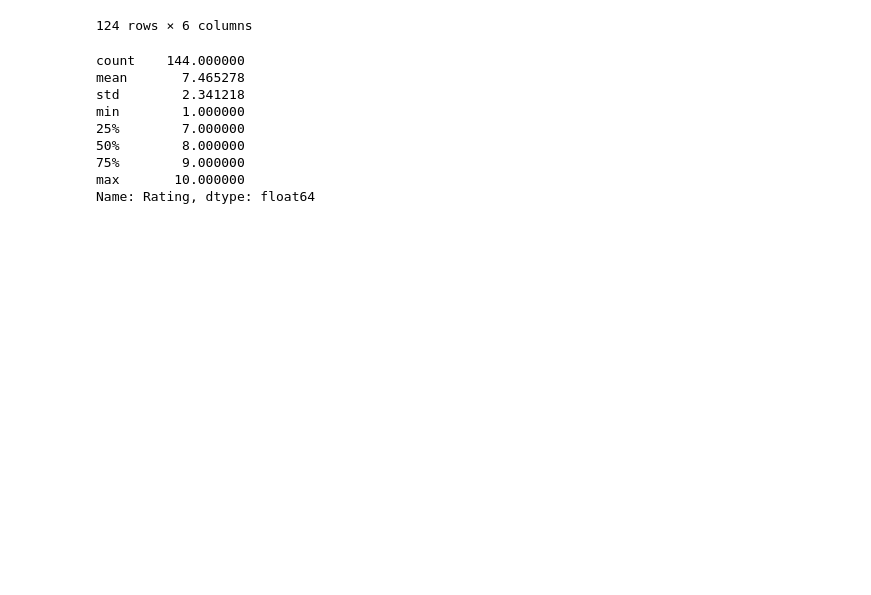
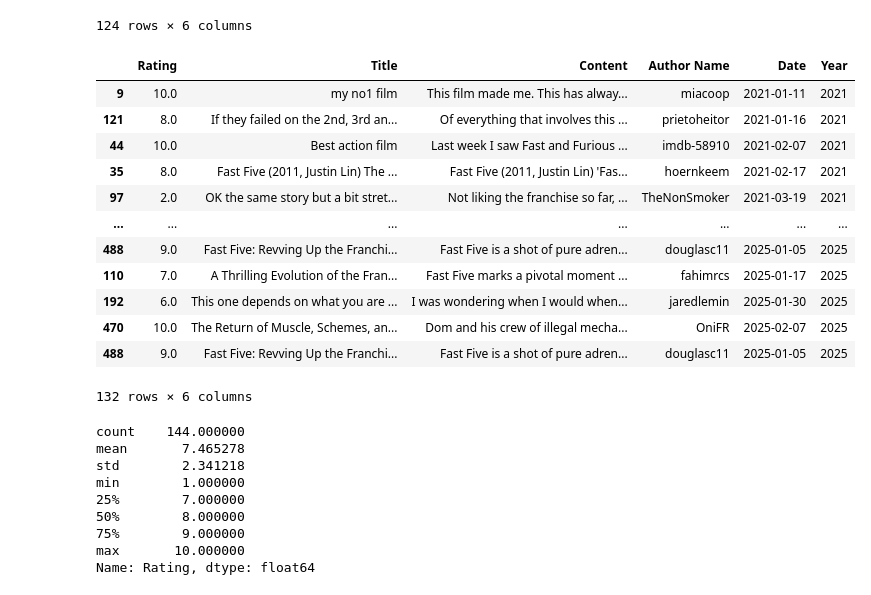
Before and after one commit to pwy7fv/DS-4002-Group-Projects, a Jupyter notebook: Scripts/FF5_clean.ipynb, the cells around one changed output. Cells and saved outputs as stored; diff of their text form; code cells hidden in the pictures; blank space fills up the shorter version.

```diff
--- a/Scripts/FF5_clean.ipynb
+++ b/Scripts/FF5_clean.ipynb
@@ -196,6 +208,25 @@ FF5_clean_dec2
 | 77 | 10 | Great movie that's gives that .. | Think this is when the franchise ... | makhureyaw | 2024-12-20 | 2024 |
 | 50 | 10 | What a movie 🍿 | The film's climax, featuring an a... | enyahada | 2024-12-22 | 2024 |
 124 rows × 6 columns
+# %%
+FF5_dec2025 = FF5_clean.loc[(FF5_clean["Year"] == 2025)]
+
+FF5_clean_dec2 = pd.concat([FF5_clean_dec2, FF5_dec2025])
+FF5_clean_dec2
+# %% [output]
+|  | Rating | Title | Content | Author Name | Date | Year |
+| 9 | 10.0 | my no1 film | This film made me. This has alway... | miacoop | 2021-01-11 | 2021 |
+| 121 | 8.0 | If they failed on the 2nd, 3rd an... | Of everything that involves this ... | prietoheitor | 2021-01-16 | 2021 |
+| 44 | 10.0 | Best action film | Last week I saw Fast and Furious ... | imdb-58910 | 2021-02-07 | 2021 |
+| 35 | 8.0 | Fast Five (2011, Justin Lin) The ... | Fast Five (2011, Justin Lin) 'Fas... | hoernkeem | 2021-02-17 | 2021 |
+| 97 | 2.0 | OK the same story but a bit stret... | Not liking the franchise so far, ... | TheNonSmoker | 2021-03-19 | 2021 |
+| ... | ... | ... | ... | ... | ... | ... |
+| 488 | 9.0 | Fast Five: Revving Up the Franchi... | Fast Five is a shot of pure adren... | douglasc11 | 2025-01-05 | 2025 |
+| 110 | 7.0 | A Thrilling Evolution of the Fran... | Fast Five marks a pivotal moment ... | fahimrcs | 2025-01-17 | 2025 |
+| 192 | 6.0 | This one depends on what you are ... | I was wondering when I would when... | jaredlemin | 2025-01-30 | 2025 |
+| 470 | 10.0 | The Return of Muscle, Schemes, an... | Dom and his crew of illegal mecha... | OniFR | 2025-02-07 | 2025 |
+| 488 | 9.0 | Fast Five: Revving Up the Franchi... | Fast Five is a shot of pure adren... | douglasc11 | 2025-01-05 | 2025 |
+132 rows × 6 columns
 # %%
 #Descriptive statistics for the Data appendix
 FF5_clean2011_3['Rating'].describe()
```
Also changed, not shown: parts of 2 cells of this notebook, 11 other files.
